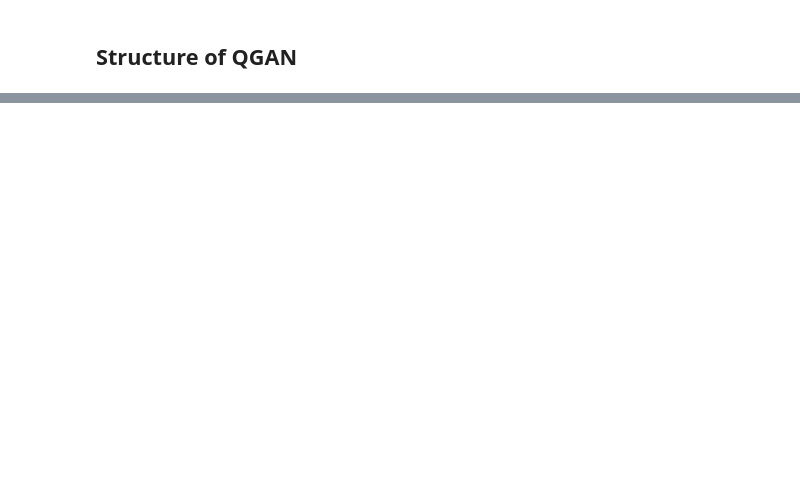
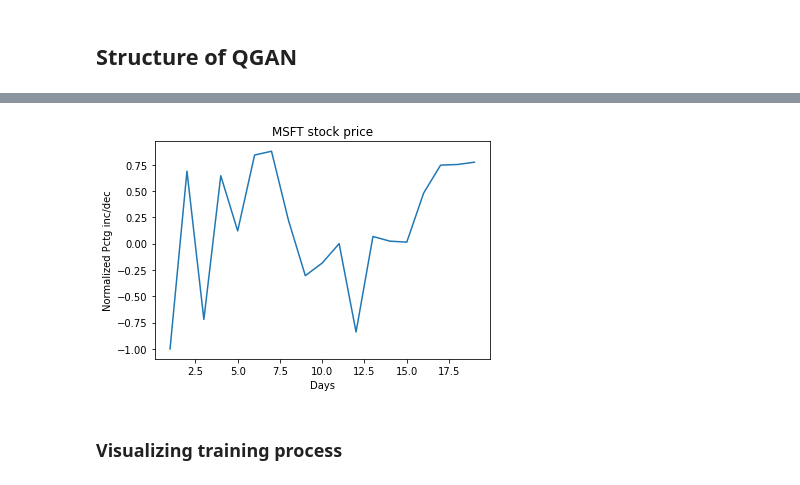
Before and after one commit to Sinestro38/qosf-qgan, a Jupyter notebook: QGAN.ipynb, the cells around one changed output, grey strips where cells are left out. Saved outputs shown, nothing was run; the diff lists cells and outputs as text; code cells hidden in the pictures; blank space fills up the shorter version.

```diff
--- a/QGAN.ipynb
+++ b/QGAN.ipynb
@@ -42,4 +52,4 @@ def generator(equity_data, gen_weights):
     generated_prices =  gen_circuit(equity_data[0], gen_weights).numpy()
     return [equity_data[0], gen_circuit(equity_data[0], gen_weights).numpy()]
 # %%
-init_gen_weights = np.random.normal(size=(15,))
+init_gen_weights = tf.Variable(np.random.normal(0, 1, 15))
@@ -278,0 +161,3 @@ None
+# %%
+for i in range(100):
+    gen_weights = train_step(msft_data, tf.Variable(gen_weights))
@@ -278,0 +241,12 @@ None
+# %%
+b_days = np.arange(1,20)
+fake_stats = tf.concat([msft_data[0], gen_circuit(msft_data[0], gen_weights)], 0).numpy()
+plt.plot(b_days, fake_stats)
+plt.title("MSFT stock price")
+plt.xlabel("Days")
+plt.ylabel("Normalized Pctg inc/dec")
+plt.show()
+# %% [output]
+[figure, added]
+# %% [markdown]
+### Visualizing training process
```
Also changed, not shown: parts of 46 cells of this notebook.
